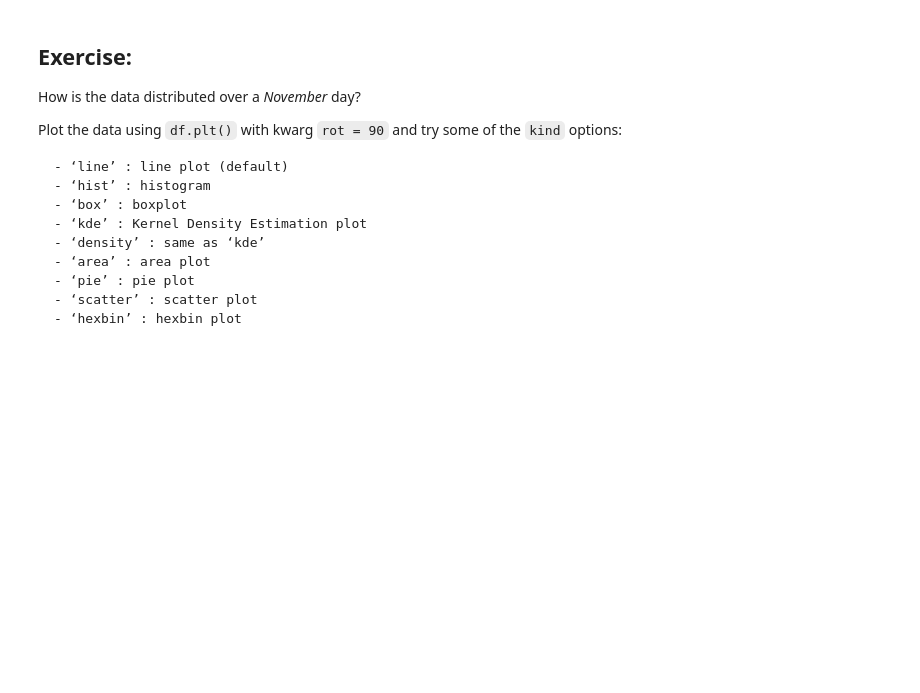
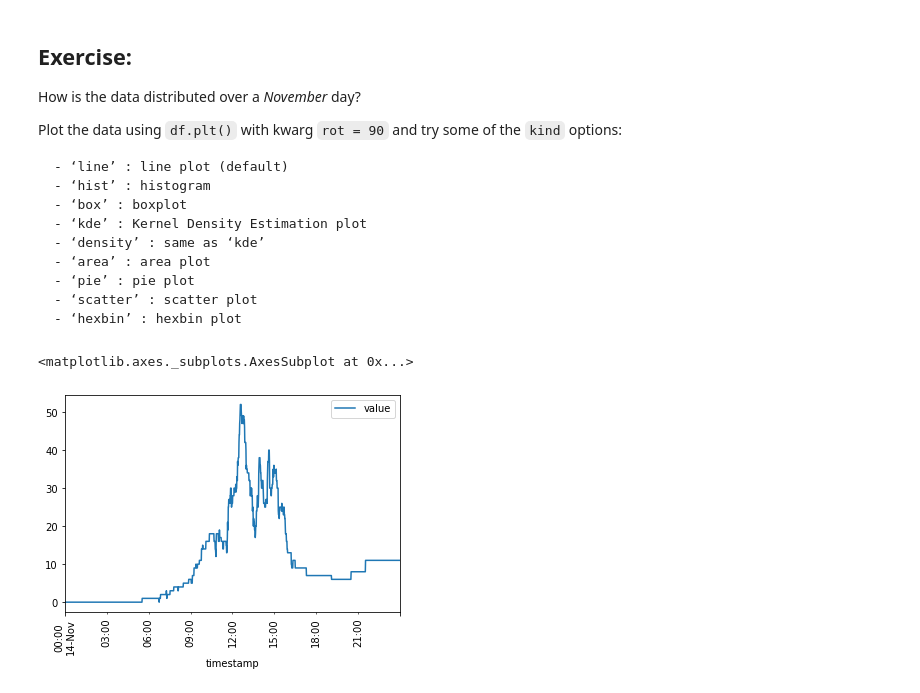
Before and after one commit to RailProfAC/data-science-for-engineers, a Jupyter notebook: Exploration/ExplorativeDataAnalysis.ipynb, the cells around one changed output. Drawn from its saved outputs; the diff is of its cells as text; code cells hidden in the pictures; blank space fills up the shorter version.

```diff
--- a/Exploration/ExplorativeDataAnalysis.ipynb
+++ b/Exploration/ExplorativeDataAnalysis.ipynb
@@ -189,3 +205,8 @@
     - ‘pie’ : pie plot
     - ‘scatter’ : scatter plot
     - ‘hexbin’ : hexbin plot
+# %%
+df.plot(kind = 'line', rot = 90)
+# %% [output]
+<matplotlib.axes._subplots.AxesSubplot at 0x...>
+[figure, added]
```
Also changed, not shown: parts of 1 cell of this notebook, 7 other files.
